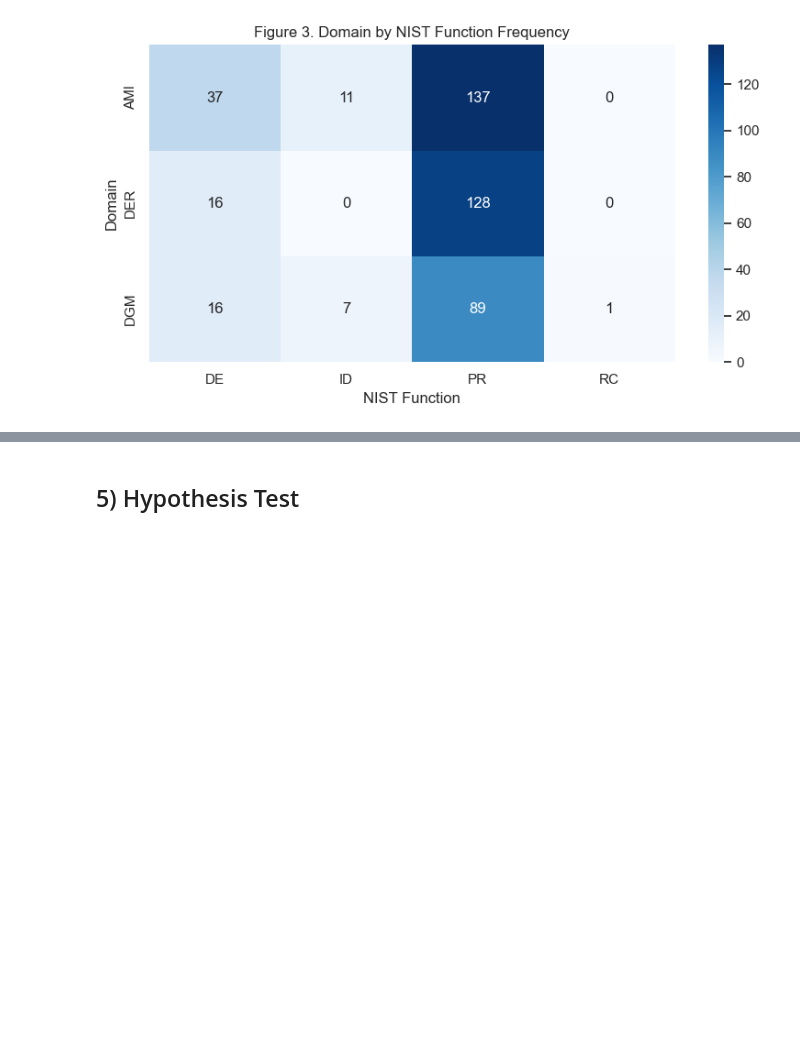
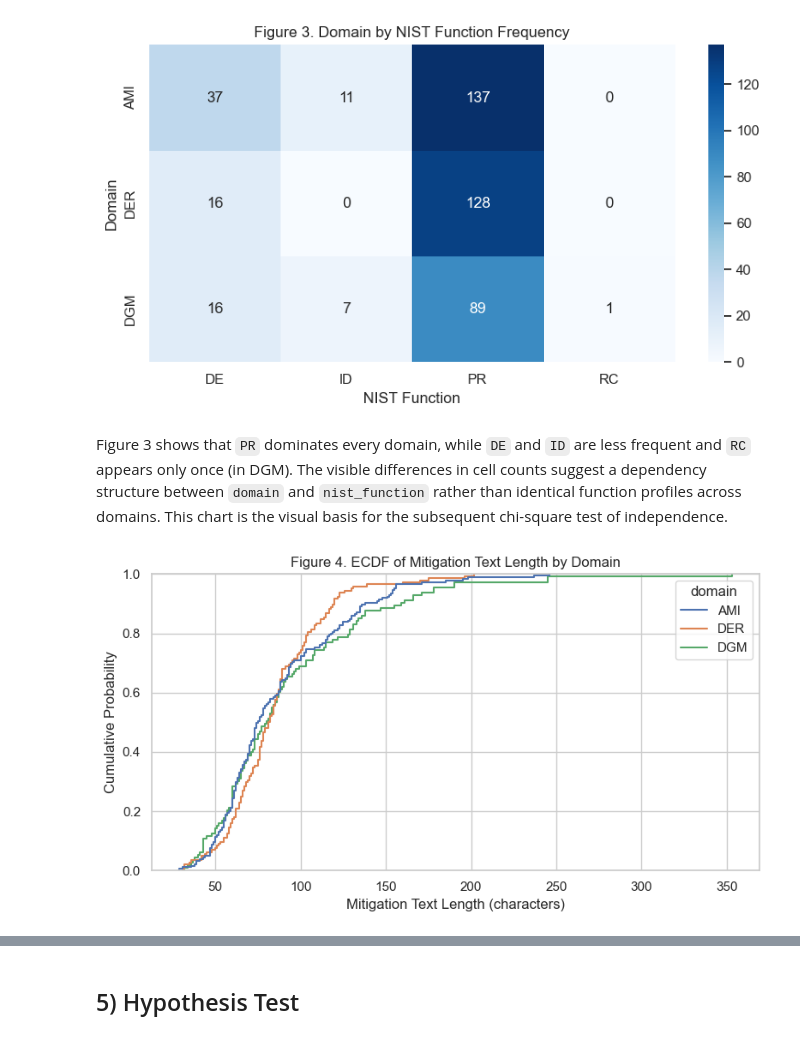
Before and after one commit to Ohara124c41/statistical-analysis-NIST-CFS, a Jupyter notebook: analysis.ipynb, the cells around one changed output, grey strips where cells are left out. Cells and saved outputs as stored; diff of their text form; code cells hidden in the pictures; blank space fills up the shorter version.

```diff
--- a/analysis.ipynb
+++ b/analysis.ipynb
@@ -286,3 +327,24 @@ plt.tight_layout()
 plt.show()
 # %% [output]
 [figure]
+# %% [markdown]
+Figure 3 shows that `PR` dominates every domain, while `DE` and `ID` are less frequent and `RC` appears only once (in DGM). The visible differences in cell counts suggest a dependency structure between `domain` and `nist_function` rather than identical function profiles across domains. This chart is the visual basis for the subsequent chi-square test of independence.
+# %%
+# Figure 4: Text complexity by domain (ECDF of mitigation text length)
+text_col = 'potential_mitigations' if 'potential_mitigations' in df.columns else None
+
+if text_col is None:
+    print('Figure 4 skipped: potential_mitigations column not found.')
+else:
+    vis_text_df = df[['domain', text_col]].dropna().copy()
+    vis_text_df['text_length'] = vis_text_df[text_col].astype(str).str.len()
+
+    plt.figure(figsize=(8, 4.5))
+    sns.ecdfplot(data=vis_text_df, x='text_length', hue='domain')
+    plt.title('Figure 4. ECDF of Mitigation Text Length by Domain')
+    plt.xlabel('Mitigation Text Length (characters)')
+    plt.ylabel('Cumulative Probability')
+    plt.tight_layout()
+    plt.show()
+# %% [output]
+[figure, added]
```
Also changed, not shown: parts of 21 cells of this notebook.
